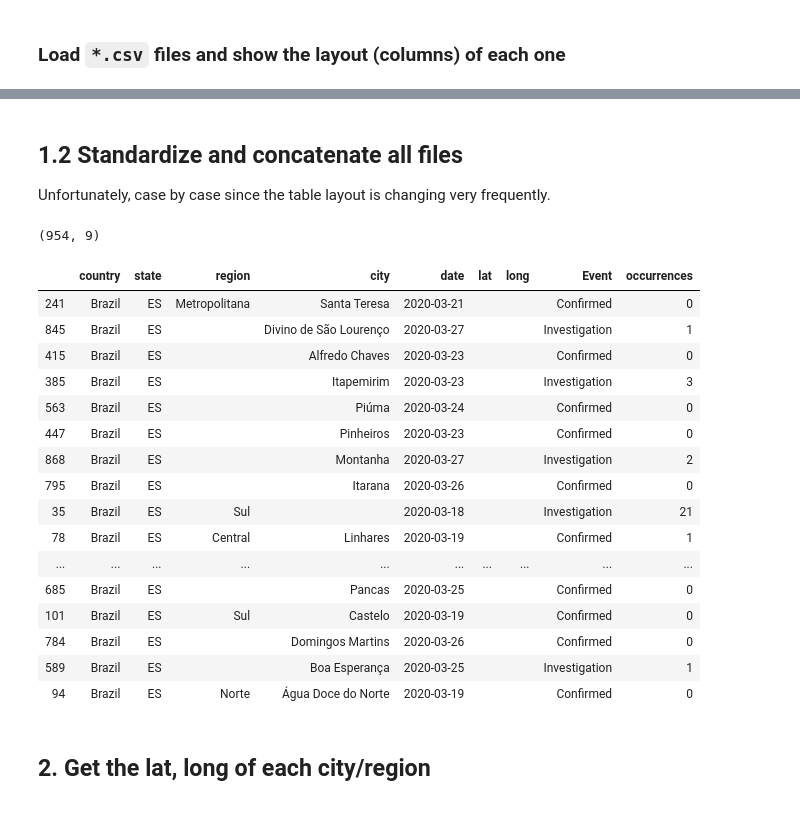
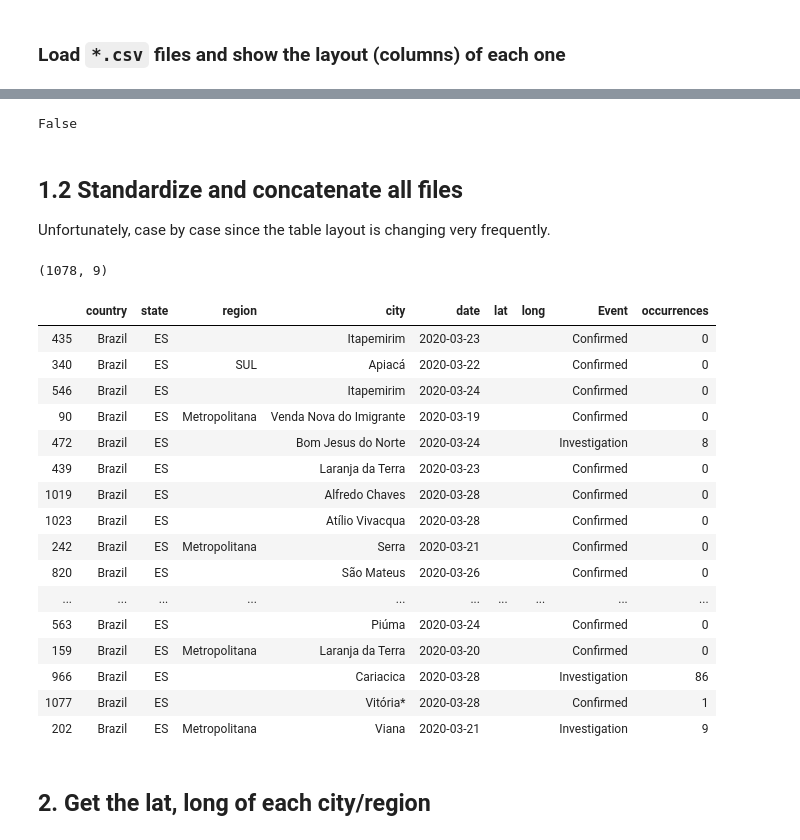
Before and after one commit to FabricioMatos/map-covid-19-es, a Jupyter notebook: 01-covid-19-map.ipynb, the cells around one changed output, grey strips where cells are left out. Cells and saved outputs as stored; diff of their text form; code cells hidden in the pictures.

```diff
--- a/01-covid-19-map.ipynb
+++ b/01-covid-19-map.ipynb
@@ -70,5 +71,9 @@ Index([' Município de residência ', ' Caso confirmado ', ' Caso descartado ',
        ' Caso suspeito ', ' Total '],
       dtype='object')
+# %%
+' Município de residência ' == ' Município de Residência '
+# %% [output]
+False
 # %% [markdown]
 ## 1.2 Standardize and concatenate all files
 
@@ -196,6 +201,9 @@ def process_city_only_20200326(df, day):
     Columns: [' Município de residência ', ' Caso confirmado ', ' Caso descartado ',
        ' Caso suspeito ', ' Total ']
     """
+    df.columns = [' Município de residência ', ' Caso confirmado ', ' Caso descartado ',
+       ' Caso suspeito ', ' Total ']
+
     df_i = df[[' Município de residência ', ' Caso suspeito ']].copy()
     df_i.columns = ['city', 'occurrences']
     df_i['Event'] = 'Investigation'
@@ -228,6 +236,8 @@ def clear_occurrences(value):
     value = value.replace('.', '').replace('39 + 1*', '40')
     value = value.replace('47\xa0+ 1*', '48')
     value = value.replace('53\xa0+ 1*', '54')
+    value = value.replace('60 + 1*', '61')
+
 
     if value == '':
         value = '0'
@@ -245,51 +255,51 @@ def standardize_dataset(dfs):
         elif day in ['20200322']:
             df_day = process_region_city_and_zone(dfs[day], day)
             dfs_std = dfs_std + [df_day]
         elif day in ['20200323', '20200324', '20200325']:
             df_day = process_city_only(dfs[day], day)
             dfs_std = dfs_std + [df_day]
-        elif day in ['20200326', '20200327']:
+        elif day in ['20200326', '20200327', '20200328']:
             df_day = process_city_only_20200326(dfs[day], day)
             dfs_std = dfs_std + [df_day]
 
     df = pd.concat(dfs_std)
 
     df['city'] = df['city'].apply(lambda c: clear(c))
     df['region'] = df['region'].apply(lambda c: clear(c))
     df['occurrences'] = df['occurrences'].apply(lambda c: clear_occurrences(c))
 
 
     df = df[~df.city.str.startswith('TOTAL')]
     df = df[~df.city.str.startswith('Total')]
     df = df[~df.region.str.startswith('TOTAL')]
     df = df[~df.region.str.startswith('Total')]
     df['occurrences'].fillna('0', inplace=True)
     df.fillna('', inplace=True)
     return df.copy().reset_index(drop=True)
 
 df = standardize_dataset(dfs)
 df.to_csv('./data/prepared_dataset.csv', index=False)
 print(df.shape)
 df.sample(20, random_state=1)
 # %% [output]
-(954, 9)
+(1078, 9)
 |  | country | state | region | city | date | lat | long | Event | occurrences |
-| 241 | Brazil | ES | Metropolitana | Santa Teresa | 2020-03-21 |  |  | Confirmed | 0 |
-| 845 | Brazil | ES |  | Divino de São Lourenço | 2020-03-27 |  |  | Investigation | 1 |
-| 415 | Brazil | ES |  | Alfredo Chaves | 2020-03-23 |  |  | Confirmed | 0 |
-| 385 | Brazil | ES |  | Itapemirim | 2020-03-23 |  |  | Investigation | 3 |
+| 435 | Brazil | ES |  | Itapemirim | 2020-03-23 |  |  | Confirmed | 0 |
+| 340 | Brazil | ES | SUL | Apiacá | 2020-03-22 |  |  | Confirmed | 0 |
+| 546 | Brazil | ES |  | Itapemirim | 2020-03-24 |  |  | Confirmed | 0 |
+| 90 | Brazil | ES | Metropolitana | Venda Nova do Imigrante | 2020-03-19 |  |  | Confirmed | 0 |
+| 472 | Brazil | ES |  | Bom Jesus do Norte | 2020-03-24 |  |  | Investigation | 8 |
+| 439 | Brazil | ES |  | Laranja da Terra | 2020-03-23 |  |  | Confirmed | 0 |
+| 1019 | Brazil | ES |  | Alfredo Chaves | 2020-03-28 |  |  | Confirmed | 0 |
+| 1023 | Brazil | ES |  | Atílio Vivacqua | 2020-03-28 |  |  | Confirmed | 0 |
+| 242 | Brazil | ES | Metropolitana | Serra | 2020-03-21 |  |  | Confirmed | 0 |
+| 820 | Brazil | ES |  | São Mateus | 2020-03-26 |  |  | Confirmed | 0 |
+| ... | ... | ... | ... | ... | ... | ... | ... | ... | ... |
 | 563 | Brazil | ES |  | Piúma | 2020-03-24 |  |  | Confirmed | 0 |
-| 447 | Brazil | ES |  | Pinheiros | 2020-03-23 |  |  | Confirmed | 0 |
-| 868 | Brazil | ES |  | Montanha | 2020-03-27 |  |  | Investigation | 2 |
-| 795 | Brazil | ES |  | Itarana | 2020-03-26 |  |  | Confirmed | 0 |
-| 35 | Brazil | ES | Sul |  | 2020-03-18 |  |  | Investigation | 21 |
-| 78 | Brazil | ES | Central | Linhares | 2020-03-19 |  |  | Confirmed | 1 |
-| ... | ... | ... | ... | ... | ... | ... | ... | ... | ... |
-| 685 | Brazil | ES |  | Pancas | 2020-03-25 |  |  | Confirmed | 0 |
-| 101 | Brazil | ES | Sul | Castelo | 2020-03-19 |  |  | Confirmed | 0 |
-| 784 | Brazil | ES |  | Domingos Martins | 2020-03-26 |  |  | Confirmed | 0 |
-| 589 | Brazil | ES |  | Boa Esperança | 2020-03-25 |  |  | Investigation | 1 |
-| 94 | Brazil | ES | Norte | Água Doce do Norte | 2020-03-19 |  |  | Confirmed | 0 |
+| 159 | Brazil | ES | Metropolitana | Laranja da Terra | 2020-03-20 |  |  | Confirmed | 0 |
+| 966 | Brazil | ES |  | Cariacica | 2020-03-28 |  |  | Investigation | 86 |
+| 1077 | Brazil | ES |  | Vitória* | 2020-03-28 |  |  | Confirmed | 1 |
+| 202 | Brazil | ES | Metropolitana | Viana | 2020-03-21 |  |  | Investigation | 9 |
 # %% [markdown]
 ## 2. Get the lat, long of each city/region
 # %%
```
Also changed, not shown: parts of 16 cells of this notebook, 9 other files.
